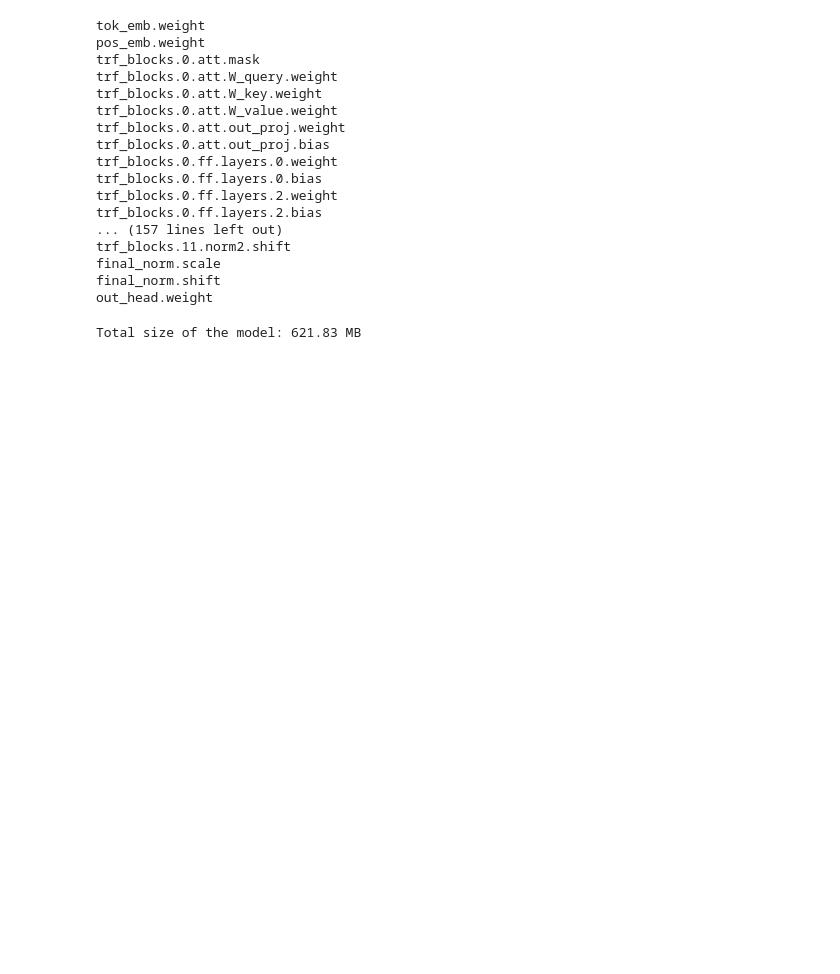
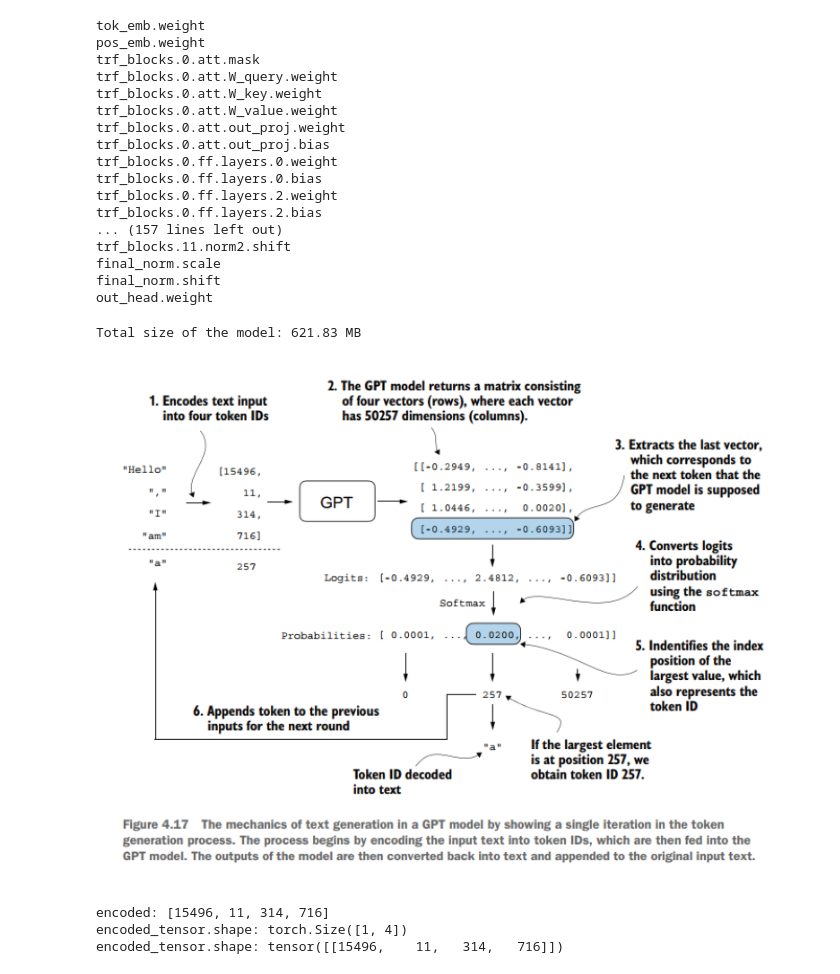
Before and after one commit to LoqmanSamani/llms, a Jupyter notebook: GPT-transformer.ipynb, the cells around one changed output. Cells and saved outputs as stored; diff of their text form; code cells hidden in the pictures; blank space fills up the shorter version.

```diff
--- a/GPT-transformer.ipynb
+++ b/GPT-transformer.ipynb
@@ -450,3 +452,11 @@ total_size_mb = total_size_bytes / (1024 * 1024)
 print(f"Total size of the model: {total_size_mb:.2f} MB")
 # %% [output]
 Total size of the model: 621.83 MB
+# %%
+plt.figure(figsize=(10, 10))
+img = mpimg.imread(r'C:\Users\yda2\Desktop\llms\tok.png')
+plt.imshow(img)
+plt.axis('off')
+plt.show()
+# %% [output]
+[figure, added]
@@ -452,0 +484,11 @@ Total size of the model: 621.83 MB
+# %%
+start_context = "Hello, I am"
+encoded = tokenizer.encode(start_context)
+print("encoded:", encoded)
+encoded_tensor = torch.tensor(encoded).unsqueeze(0) # Adds batch dimension
+print("encoded_tensor.shape:", encoded_tensor.shape)
+print("encoded_tensor.shape:", encoded_tensor)
+# %% [output]
+encoded: [15496, 11, 314, 716]
+encoded_tensor.shape: torch.Size([1, 4])
+encoded_tensor.shape: tensor([[15496,    11,   314,   716]])
```
Also changed, not shown: parts of 6 cells of this notebook.
